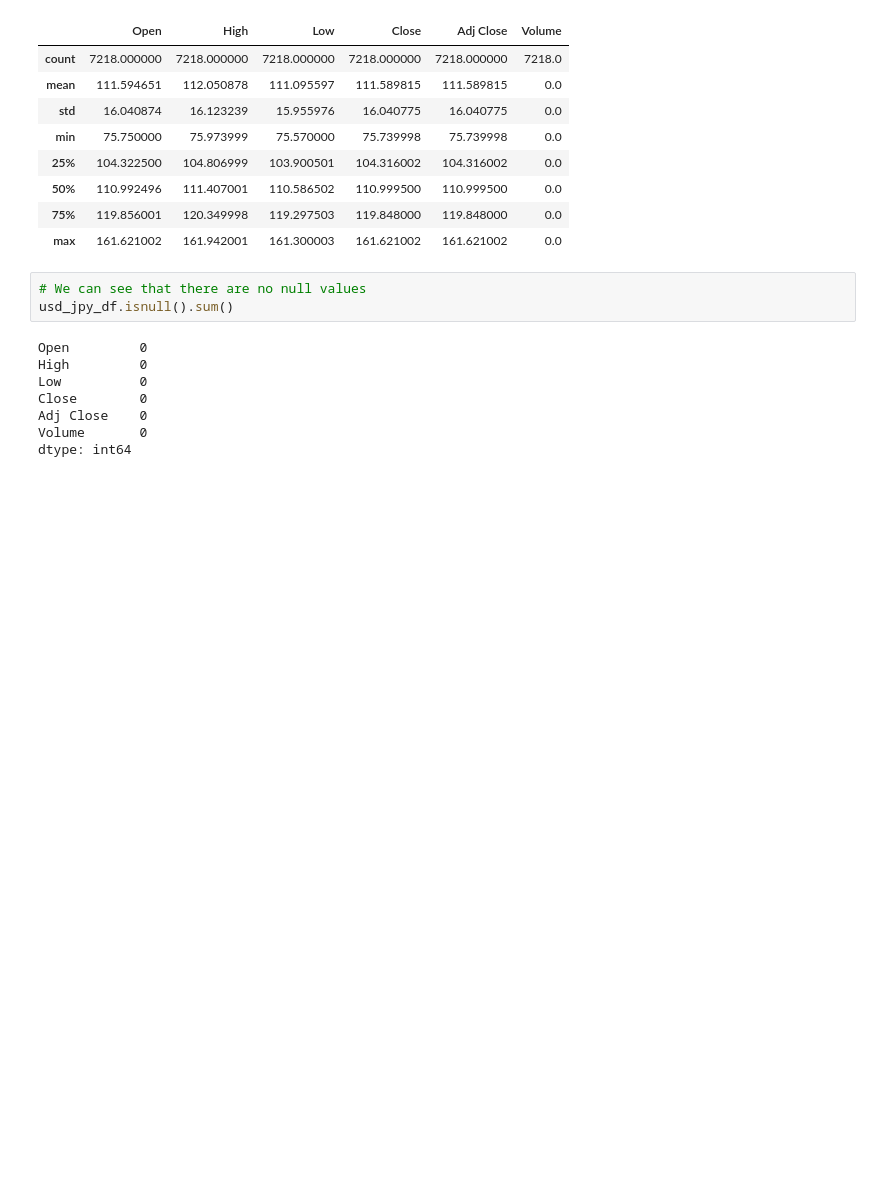
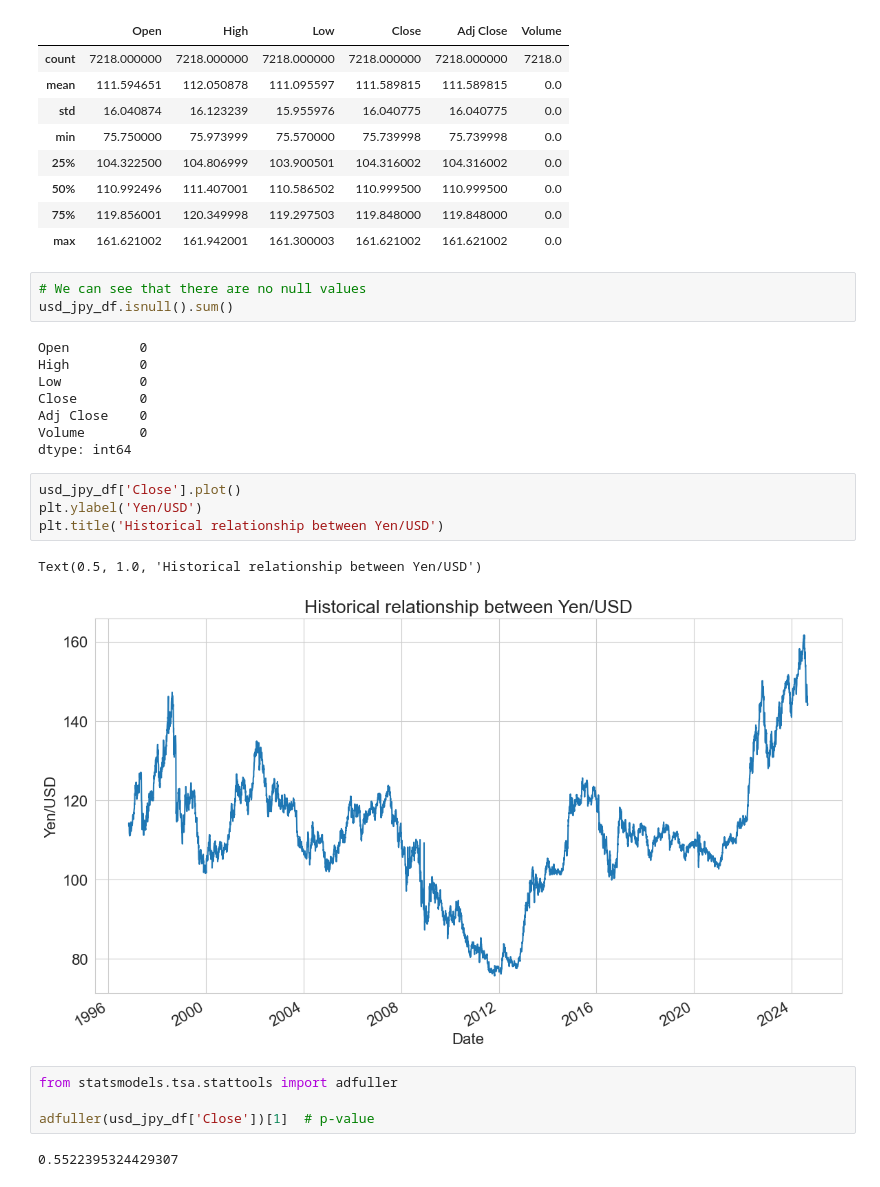
Before and after one commit to iliyaskurmangali/USD-Yen-Prediction, a Jupyter notebook: work.ipynb, the cells around one changed output. Saved outputs shown, nothing was run; the diff lists cells and outputs as text; blank space fills up the shorter version.

```diff
--- a/work.ipynb
+++ b/work.ipynb
@@ -63,3 +63,16 @@ Close        0
 Adj Close    0
 Volume       0
 dtype: int64
+# %%
+usd_jpy_df['Close'].plot()
+plt.ylabel('Yen/USD')
+plt.title('Historical relationship between Yen/USD')
+# %% [output]
+Text(0.5, 1.0, 'Historical relationship between Yen/USD')
+[figure, added]
+# %%
+from statsmodels.tsa.stattools import adfuller
+
+adfuller(usd_jpy_df['Close'])[1]  # p-value
+# %% [output]
+0.5522395324429307
```
Also changed, not shown: parts of 25 cells of this notebook.
